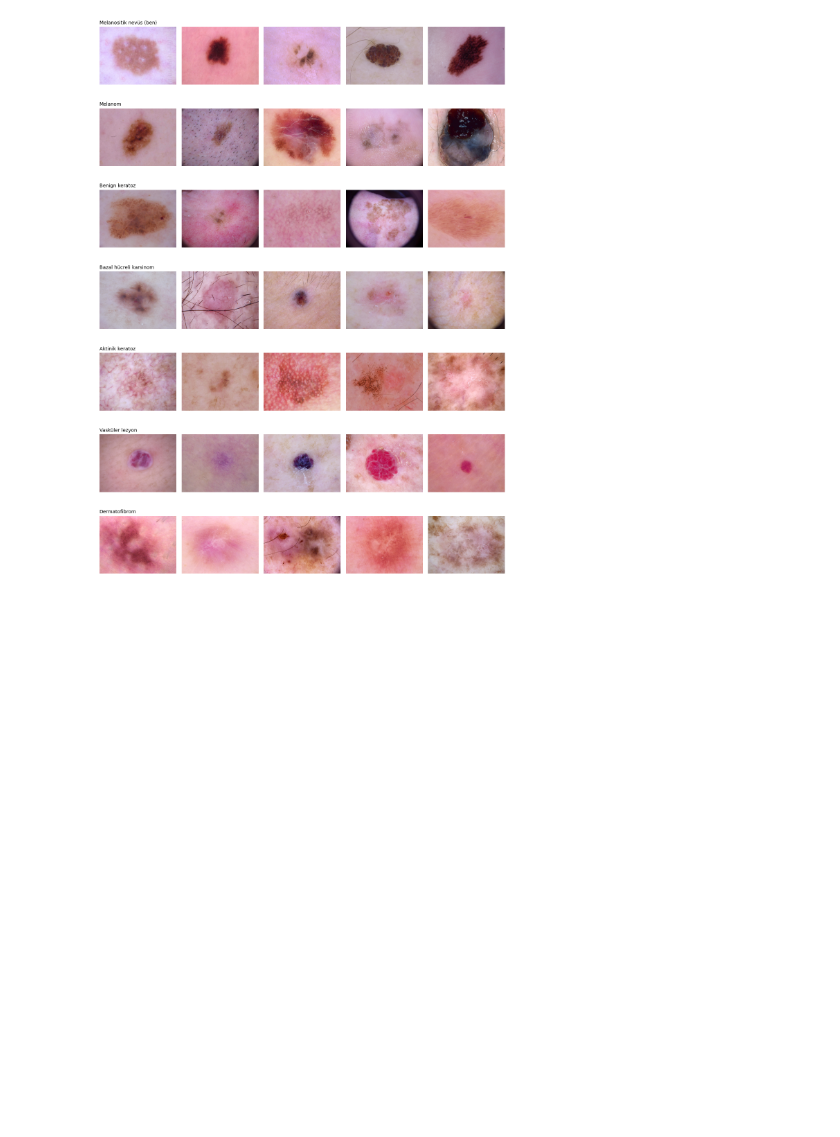
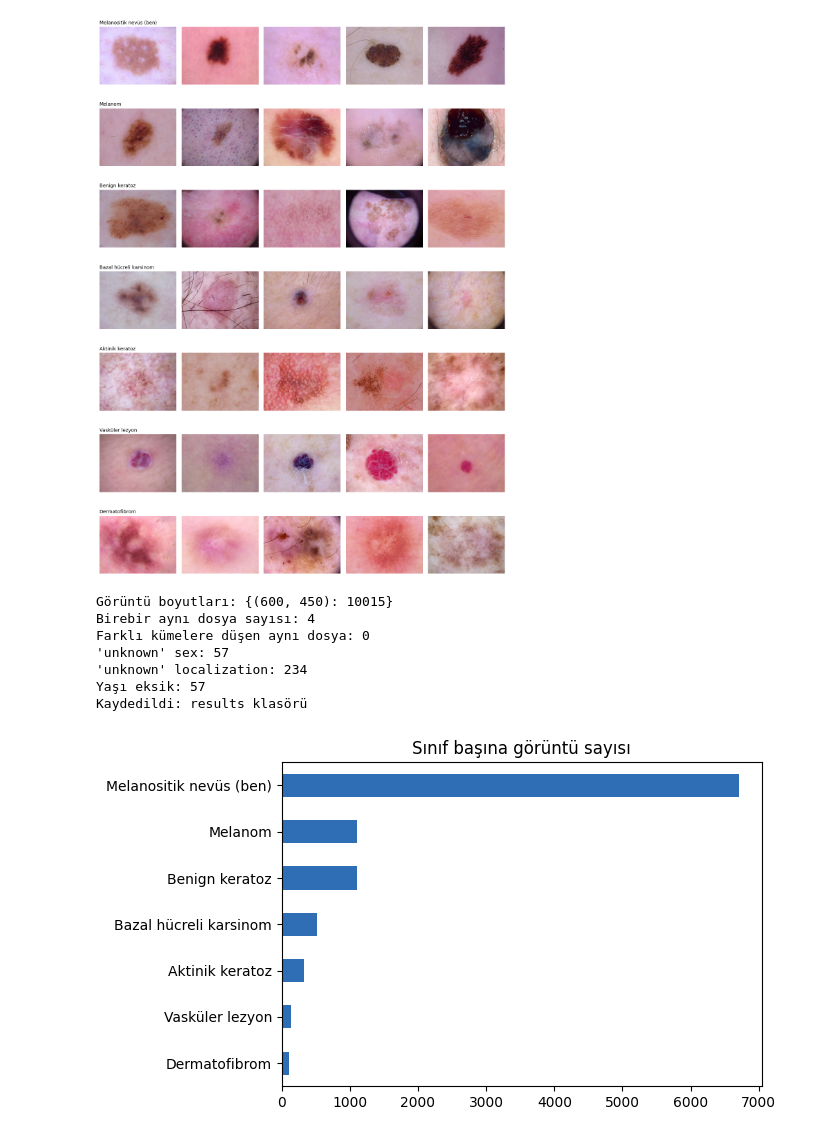
Before and after one commit to sabri-baz/dermatology-council, a Jupyter notebook: notebooks/01_veri_hazirligi.ipynb, the cells around one changed output. Cells and saved outputs as stored; diff of their text form; code cells hidden in the pictures; blank space fills up the shorter version.

Commit message:
Hafta 1: Ek veri kontrolleri, sonuç dosyaları ve tez notları

```diff
--- a/notebooks/01_veri_hazirligi.ipynb
+++ b/notebooks/01_veri_hazirligi.ipynb
@@ -227,3 +223,46 @@ for i, s in enumerate(siniflar):
 plt.tight_layout(); plt.show()
 # %% [output]
 [figure]
+# %%
+# Ek kontroller ve kayıtlar
+import hashlib
+from PIL import Image
+
+meta = pd.read_csv(f'{PROJE}/splits/ham10000_split.csv')
+meta['path'] = meta['image_id'].map(yollar)
+
+# 1) Görüntü boyutları
+boyutlar = meta['path'].map(lambda p: Image.open(p).size)
+print('Görüntü boyutları:', boyutlar.value_counts().to_dict())
+
+# 2) Birebir aynı dosyalar (1-2 dakika sürebilir)
+meta['md5'] = meta['path'].map(lambda p: hashlib.md5(open(p, 'rb').read()).hexdigest())
+kopyalar = meta[meta.duplicated('md5', keep=False)]
+print('Birebir aynı dosya sayısı:', len(kopyalar))
+print('Farklı kümelere düşen aynı dosya:', (kopyalar.groupby('md5')['split'].nunique() > 1).sum())
+
+# 3) 'unknown' değerler
+for sutun in ['sex', 'localization']:
+    print(f"'unknown' {sutun}:", (meta[sutun] == 'unknown').sum())
+print('Yaşı eksik:', meta['age'].isna().sum())
+
+# 4) Tez ve repo için kayıtlar
+tablo = pd.crosstab(meta['sinif_adi'], meta['split'])[['egitim', 'dogrulama', 'test']]
+tablo.to_csv(f'{PROJE}/results/01_ayrim_tablosu.csv')
+meta[['image_id', 'lesion_id', 'dx', 'split']].to_csv(
+    f'{PROJE}/results/ham10000_split_ids.csv', index=False)
+
+fig, ax = plt.subplots(figsize=(7, 4))
+meta['sinif_adi'].value_counts().plot.barh(ax=ax, color='#2F6DB5')
+ax.set_title('Sınıf başına görüntü sayısı'); ax.invert_yaxis(); ax.set_ylabel('')
+plt.tight_layout(); plt.savefig(f'{PROJE}/results/01_sinif_dagilimi.png', dpi=150)
+print('Kaydedildi: results klasörü')
+# %% [output]
+Görüntü boyutları: {(600, 450): 10015}
+Birebir aynı dosya sayısı: 4
+Farklı kümelere düşen aynı dosya: 0
+'unknown' sex: 57
+'unknown' localization: 234
+Yaşı eksik: 57
+Kaydedildi: results klasörü
+[figure, added]
```
Also changed, not shown: parts of 3 cells of this notebook, 4 other files.
